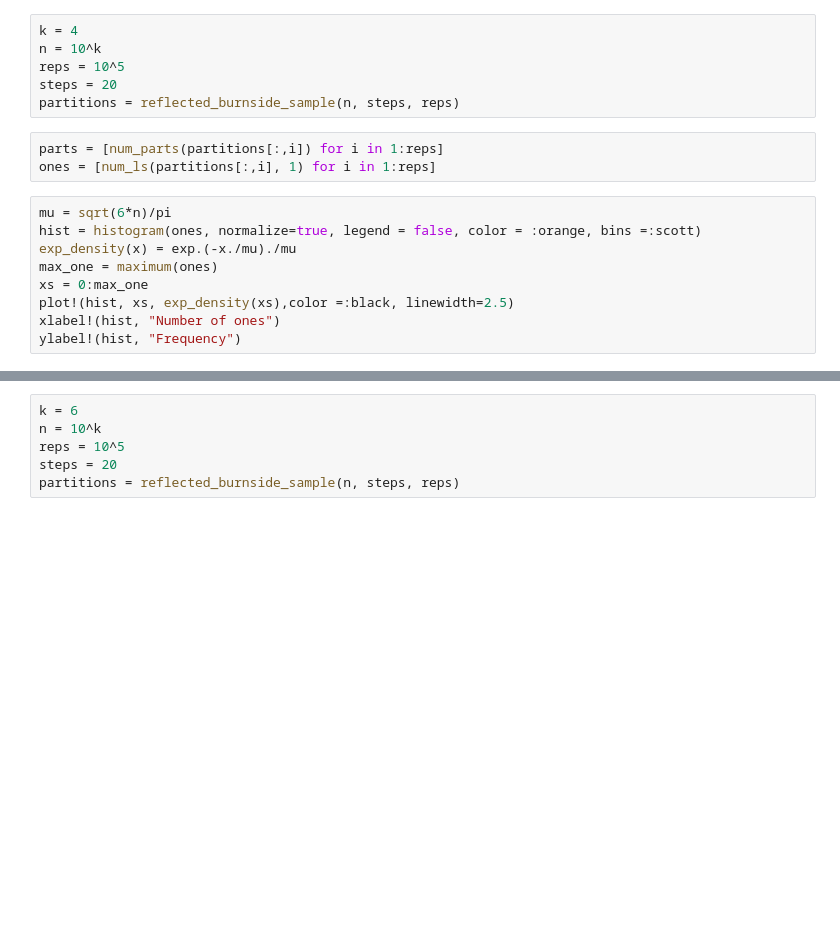
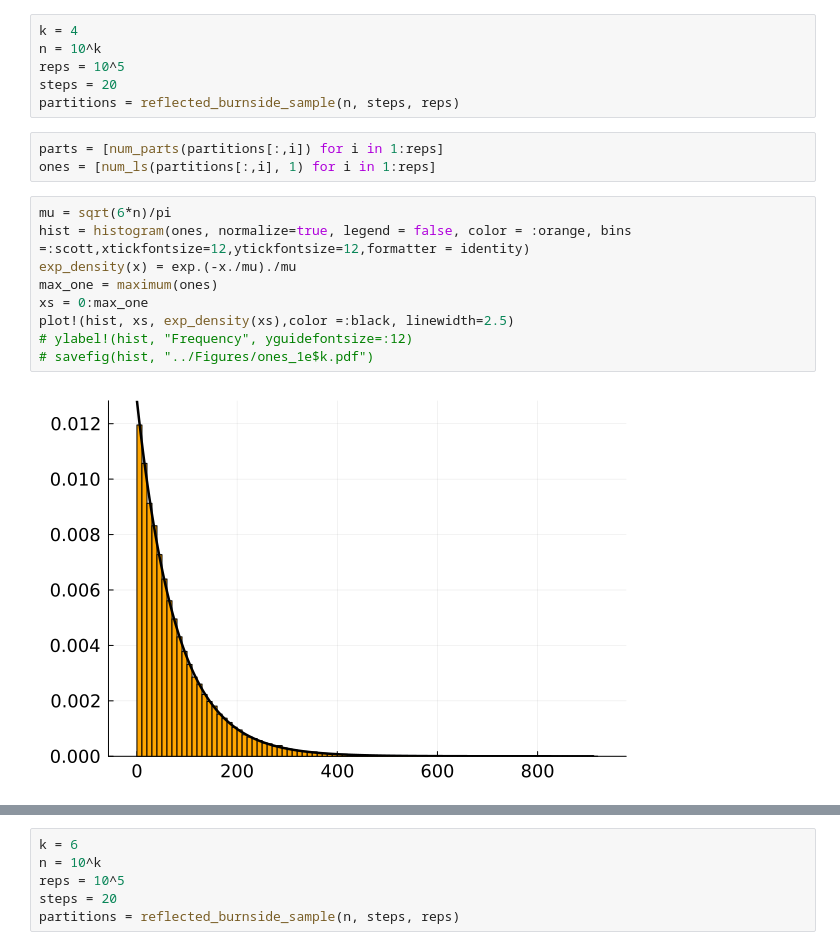
Before and after one commit to Michael-Howes/BurnsideProcess, a Jupyter notebook: Examples/partitions_examples.ipynb, the cells around one changed output, grey strips where cells are left out. Saved outputs shown, nothing was run; the diff lists cells and outputs as text; blank space fills up the shorter version.

```diff
--- a/Examples/partitions_examples.ipynb
+++ b/Examples/partitions_examples.ipynb
@@ -13,13 +13,15 @@ parts = [num_parts(partitions[:,i]) for i in 1:reps]
 ones = [num_ls(partitions[:,i], 1) for i in 1:reps]
 # %%
 mu = sqrt(6*n)/pi
-hist = histogram(ones, normalize=true, legend = false, color = :orange, bins =:scott)
+hist = histogram(ones, normalize=true, legend = false, color = :orange, bins =:scott,xtickfontsize=12,ytickfontsize=12,formatter = identity)
 exp_density(x) = exp.(-x./mu)./mu
 max_one = maximum(ones)
 xs = 0:max_one
 plot!(hist, xs, exp_density(xs),color =:black, linewidth=2.5)
-xlabel!(hist, "Number of ones")
-ylabel!(hist, "Frequency")
+# ylabel!(hist, "Frequency", yguidefontsize=:12)
+# savefig(hist, "../Figures/ones_1e$k.pdf")
+# %% [output]
+[figure, added]
 # %%
 scale = sqrt(6*n)/pi
 loc = log(sqrt(6*n)/pi)*scale
```
Also changed, not shown: parts of 1 cell of this notebook, 5 other files.
